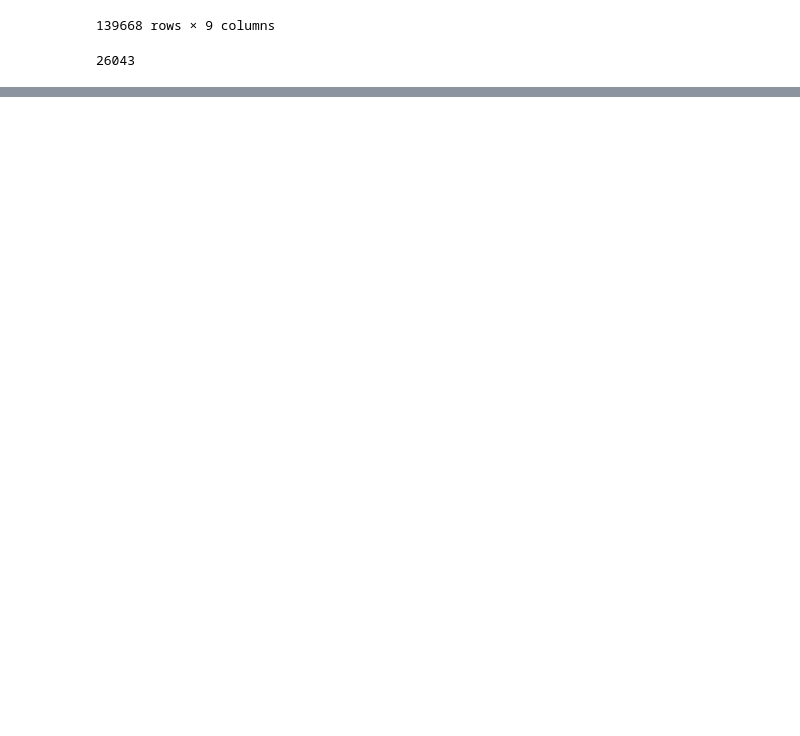
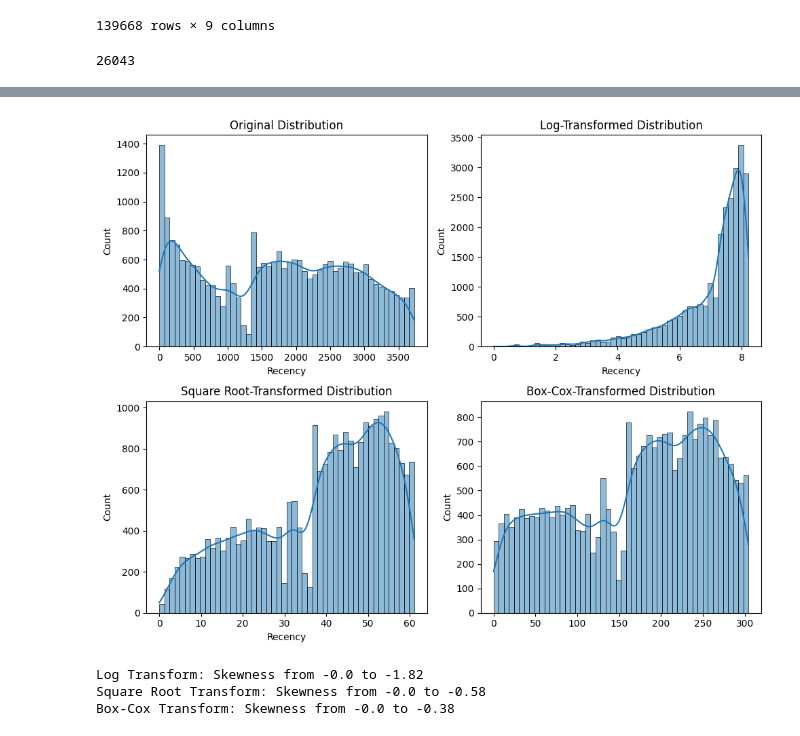
Before and after one commit to madhuqmar/rfm_recommendation_models, a Jupyter notebook: rfm_segmentation.ipynb, the cells around one changed output, grey strips where cells are left out. Drawn from its saved outputs; the diff is of its cells as text; code cells hidden in the pictures; blank space fills up the shorter version.

```diff
--- a/rfm_segmentation.ipynb
+++ b/rfm_segmentation.ipynb
@@ -311,0 +417,36 @@ len(sales_df)
+# %%
+def analyze_skewness(x):
+    fig, ax = plt.subplots(2, 2, figsize=(10, 8))
+
+    # Original distribution
+    sns.histplot(sales_df[x], ax=ax[0, 0], bins=50, kde=True)
+    ax[0, 0].set_title('Original Distribution')
+
+    # Log-transformed distribution
+    log_transformed = np.log1p(sales_df[x])
+    sns.histplot(log_transformed, ax=ax[0, 1], bins=50, kde=True)
+    ax[0, 1].set_title('Log-Transformed Distribution')
+
+    # Square root-transformed distribution
+    sqrt_transformed = np.sqrt(sales_df[x])
+    sns.histplot(sqrt_transformed, ax=ax[1, 0], bins=50, kde=True)
+    ax[1, 0].set_title('Square Root-Transformed Distribution')
+
+    # Box-Cox-transformed distribution
+    boxcox_transformed, _ = stats.boxcox(sales_df[x] + 1)  # Add 1 to handle zero values
+    sns.histplot(boxcox_transformed, ax=ax[1, 1], bins=50, kde=True)
+    ax[1, 1].set_title('Box-Cox-Transformed Distribution')
+
+    plt.tight_layout()
+    plt.show()
+
+    print('Log Transform: Skewness from', sales_df[x].skew().round(2), 'to', log_transformed.skew().round(2))
+    print('Square Root Transform: Skewness from', sales_df[x].skew().round(2), 'to', sqrt_transformed.skew().round(2))
+    print('Box-Cox Transform: Skewness from', sales_df[x].skew().round(2), 'to', pd.Series(boxcox_transformed).skew().round(2))
+# %%
+analyze_skewness('Recency')
+# %% [output]
+[figure, added]
+Log Transform: Skewness from -0.0 to -1.82
+Square Root Transform: Skewness from -0.0 to -0.58
+Box-Cox Transform: Skewness from -0.0 to -0.38
```
Also changed, not shown: parts of 79 cells of this notebook, 3 other files.
